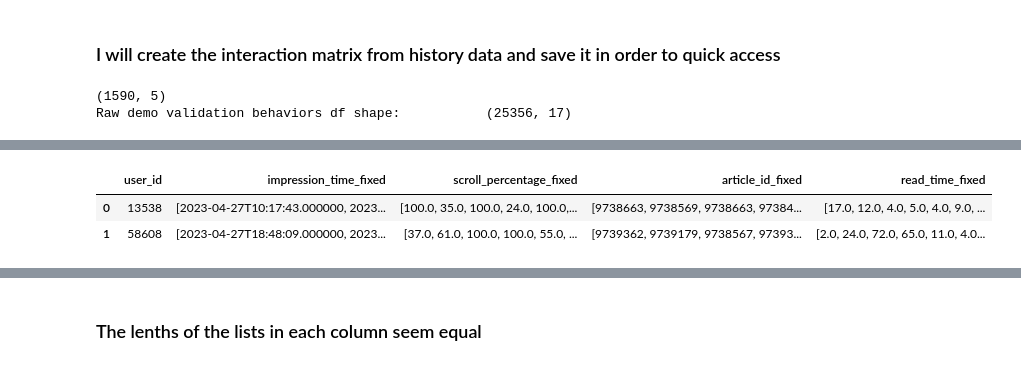
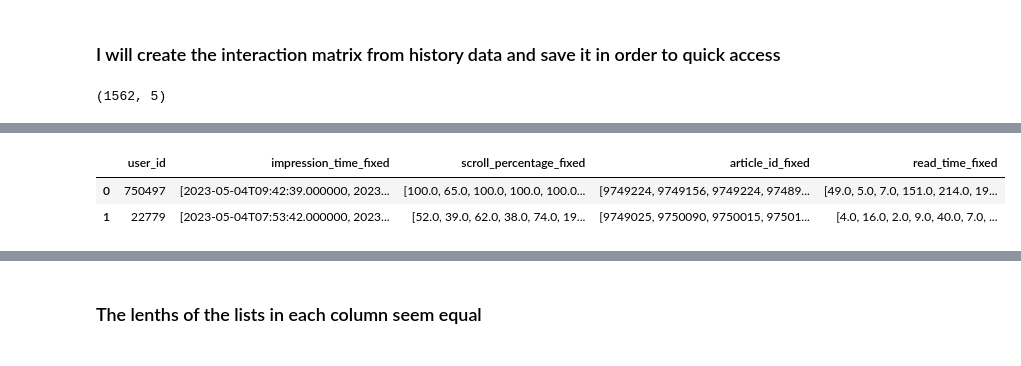
Before and after one commit to akisgazepidis/Recommendation_System_RecSys_Challenge_2024, a Jupyter notebook: RS_Interraction_Matrix.ipynb, the cells around one changed output, grey strips where cells are left out. Saved outputs shown, nothing was run; the diff lists cells and outputs as text; code cells hidden in the pictures.

```diff
--- a/RS_Interraction_Matrix.ipynb
+++ b/RS_Interraction_Matrix.ipynb
@@ -9,20 +9,20 @@ pd.set_option('display.max_columns', None)
 ### I will create the interaction matrix from history data and save it in order to quick access
 # %%
 size = 'demo'
+type_ = 'validation'
 #Import train Data
-history_train_path = f'./files/parquet/ebnerd_{size}/train/history.parquet'
+history_train_path = f'./files/parquet/ebnerd_{size}/{type_}/history.parquet'
 
-history_train_df = pd.read_parquet(history_train_path)
-print(history_train_df.shape)
+history_df = pd.read_parquet(history_train_path)
+print(history_df.shape)
 
-behaviors_train_path = f'./files/parquet/ebnerd_{size}/validation/behaviors.parquet'
-behaviors_train_df = pd.read_parquet(behaviors_train_path)
-print(f'Raw {size} validation behaviors df shape:          ',behaviors_train_df.shape)
+# behaviors_train_path = f'./files/parquet/ebnerd_{size}/validation/behaviors.parquet'
+# behaviors_train_df = pd.read_parquet(behaviors_train_path)
+# print(f'Raw {size} validation behaviors df shape:          ',behaviors_train_df.shape)
 # %% [output]
-(1590, 5)
-Raw demo validation behaviors df shape:           (25356, 17)
+(1562, 5)
 # %%
-print(history_train_df.explode('impression_time_fixed').impression_time_fixed.min())
-print(history_train_df.explode('impression_time_fixed').impression_time_fixed.max())
-history_train_df.head(2)
+print(history_df.explode('impression_time_fixed').impression_time_fixed.min())
+print(history_df.explode('impression_time_fixed').impression_time_fixed.max())
+history_df.head(2)
 # %% [output]
@@ -31,4 +31,4 @@ history_train_df.head(2)
 |  | user_id | impression_time_fixed | scroll_percentage_fixed | article_id_fixed | read_time_fixed |
-| 0 | 13538 | [2023-04-27T10:17:43.000000, 2023... | [100.0, 35.0, 100.0, 24.0, 100.0,... | [9738663, 9738569, 9738663, 97384... | [17.0, 12.0, 4.0, 5.0, 4.0, 9.0, ... |
-| 1 | 58608 | [2023-04-27T18:48:09.000000, 2023... | [37.0, 61.0, 100.0, 100.0, 55.0, ... | [9739362, 9739179, 9738567, 97393... | [2.0, 24.0, 72.0, 65.0, 11.0, 4.0... |
+| 0 | 750497 | [2023-05-04T09:42:39.000000, 2023... | [100.0, 65.0, 100.0, 100.0, 100.0... | [9749224, 9749156, 9749224, 97489... | [49.0, 5.0, 7.0, 151.0, 214.0, 19... |
+| 1 | 22779 | [2023-05-04T07:53:42.000000, 2023... | [52.0, 39.0, 62.0, 38.0, 74.0, 19... | [9749025, 9750090, 9750015, 97501... | [4.0, 16.0, 2.0, 9.0, 40.0, 7.0, ... |
 # %%
```
Also changed, not shown: parts of 24 cells of this notebook, 3 other files.
